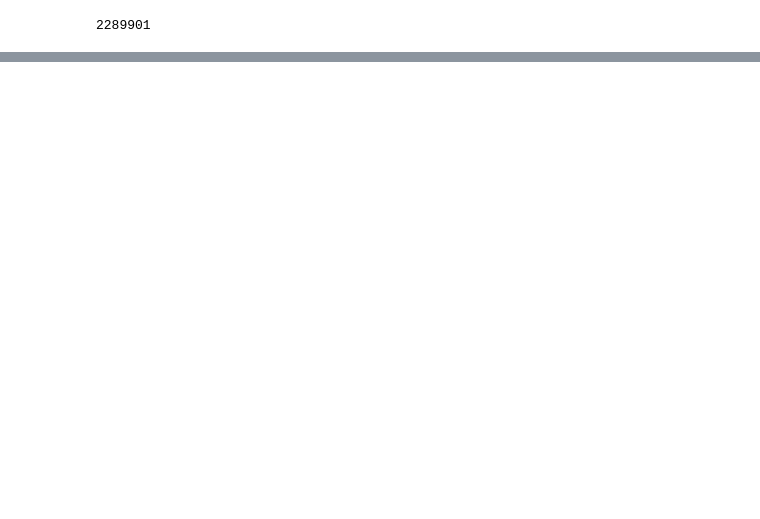
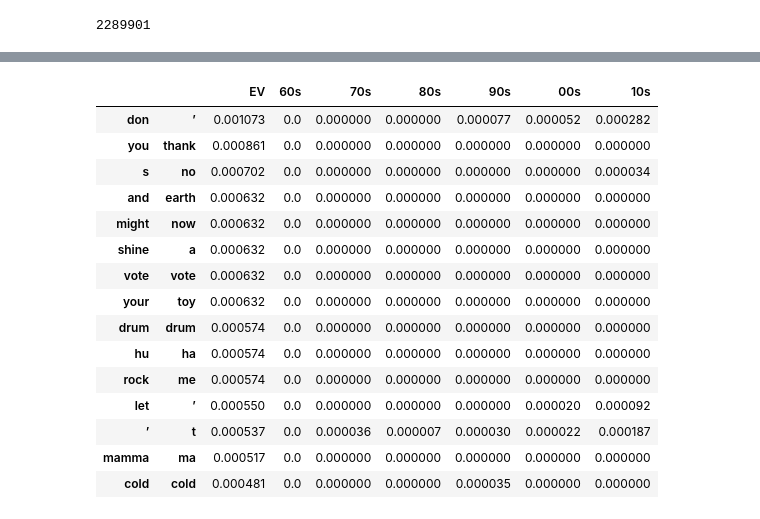
Before and after one commit to feliciamaureen/capstone, a Jupyter notebook: preprocess.ipynb, the cells around one changed output, grey strips where cells are left out. Drawn from its saved outputs; the diff is of its cells as text; code cells hidden in the pictures; blank space fills up the shorter version.

```diff
--- a/preprocess.ipynb
+++ b/preprocess.ipynb
@@ -214,3 +250,18 @@ uniqueBigrams = set(bgEV).union(set(bg60s), set(bg70s), set(bg80s), set(bg90s),
+# %%
+#bigram count
+def bigramCount(data):
+    dictName = dict.fromkeys(uniqueBigrams, 0)
+    for i in data:
+        dictName[i] += 1
+    return dictName
+
+bgcEV = bigramCount(bgEV)
+bgc60s = bigramCount(bg60s)
+bgc70s = bigramCount(bg70s)
+bgc80s = bigramCount(bg80s)
+bgc90s = bigramCount(bg90s)
+bgc00s = bigramCount(bg00s)
+bgc10s = bigramCount(bg10s)
 # %%
 tfbgEV = computeTF(bgcEV, bgEV)
 tfbg60s = computeTF(bgc60s, bg60s)
@@ -233,0 +275,10 @@ dfBasic = pd.DataFrame([tfidfBBigram60s, tfidfBBigram70s, tfidfBBigram80s, tfidf
+# %%
+tfidfBigramEV = computeTFIDF(tfbgEV, bgIDF)
+tfidfBigram60s = computeTFIDF(tfbg60s, bgIDF)
+tfidfBigram70s = computeTFIDF(tfbg70s, bgIDF)
+tfidfBigram80s = computeTFIDF(tfbg80s, bgIDF)
+tfidfBigram90s = computeTFIDF(tfbg90s, bgIDF)
+tfidfBigram00s = computeTFIDF(tfbg00s, bgIDF)
+tfidfBigram10s = computeTFIDF(tfbg10s, bgIDF)
+dfBigram = pd.DataFrame([tfidfBigramEV, tfidfBigram60s, tfidfBigram70s, tfidfBigram80s, tfidfBigram90s, tfidfBigram00s, tfidfBigram10s])
+dfBigram
@@ -233,0 +294,21 @@ dfBasic = pd.DataFrame([tfidfBBigram60s, tfidfBBigram70s, tfidfBBigram80s, tfidf
+# %%
+biGramData = {'EV': tfidfBigramEV, '60s': tfidfBigram60s, '70s': tfidfBigram70s, '80s': tfidfBigram80s, '90s': tfidfBigram90s, '00s': tfidfBigram00s, '10s': tfidfBigram10s}
+dfBigram = pd.DataFrame(data=biGramData)
+dfBigram.nlargest(15, 'EV')
+# %% [output]
+|  |  | EV | 60s | 70s | 80s | 90s | 00s | 10s |
+| don | ’ | 0.001073 | 0.0 | 0.000000 | 0.000000 | 0.000077 | 0.000052 | 0.000282 |
+| you | thank | 0.000861 | 0.0 | 0.000000 | 0.000000 | 0.000000 | 0.000000 | 0.000000 |
+| s | no | 0.000702 | 0.0 | 0.000000 | 0.000000 | 0.000000 | 0.000000 | 0.000034 |
+| and | earth | 0.000632 | 0.0 | 0.000000 | 0.000000 | 0.000000 | 0.000000 | 0.000000 |
+| might | now | 0.000632 | 0.0 | 0.000000 | 0.000000 | 0.000000 | 0.000000 | 0.000000 |
+| shine | a | 0.000632 | 0.0 | 0.000000 | 0.000000 | 0.000000 | 0.000000 | 0.000000 |
+| vote | vote | 0.000632 | 0.0 | 0.000000 | 0.000000 | 0.000000 | 0.000000 | 0.000000 |
+| your | toy | 0.000632 | 0.0 | 0.000000 | 0.000000 | 0.000000 | 0.000000 | 0.000000 |
+| drum | drum | 0.000574 | 0.0 | 0.000000 | 0.000000 | 0.000000 | 0.000000 | 0.000000 |
+| hu | ha | 0.000574 | 0.0 | 0.000000 | 0.000000 | 0.000000 | 0.000000 | 0.000000 |
+| rock | me | 0.000574 | 0.0 | 0.000000 | 0.000000 | 0.000000 | 0.000000 | 0.000000 |
+| let | ’ | 0.000550 | 0.0 | 0.000000 | 0.000000 | 0.000000 | 0.000020 | 0.000092 |
+| ’ | t | 0.000537 | 0.0 | 0.000036 | 0.000007 | 0.000030 | 0.000022 | 0.000187 |
+| mamma | ma | 0.000517 | 0.0 | 0.000000 | 0.000000 | 0.000000 | 0.000000 | 0.000000 |
+| cold | cold | 0.000481 | 0.0 | 0.000000 | 0.000000 | 0.000035 | 0.000000 | 0.000000 |
```
Also changed, not shown: parts of 21 cells of this notebook.
